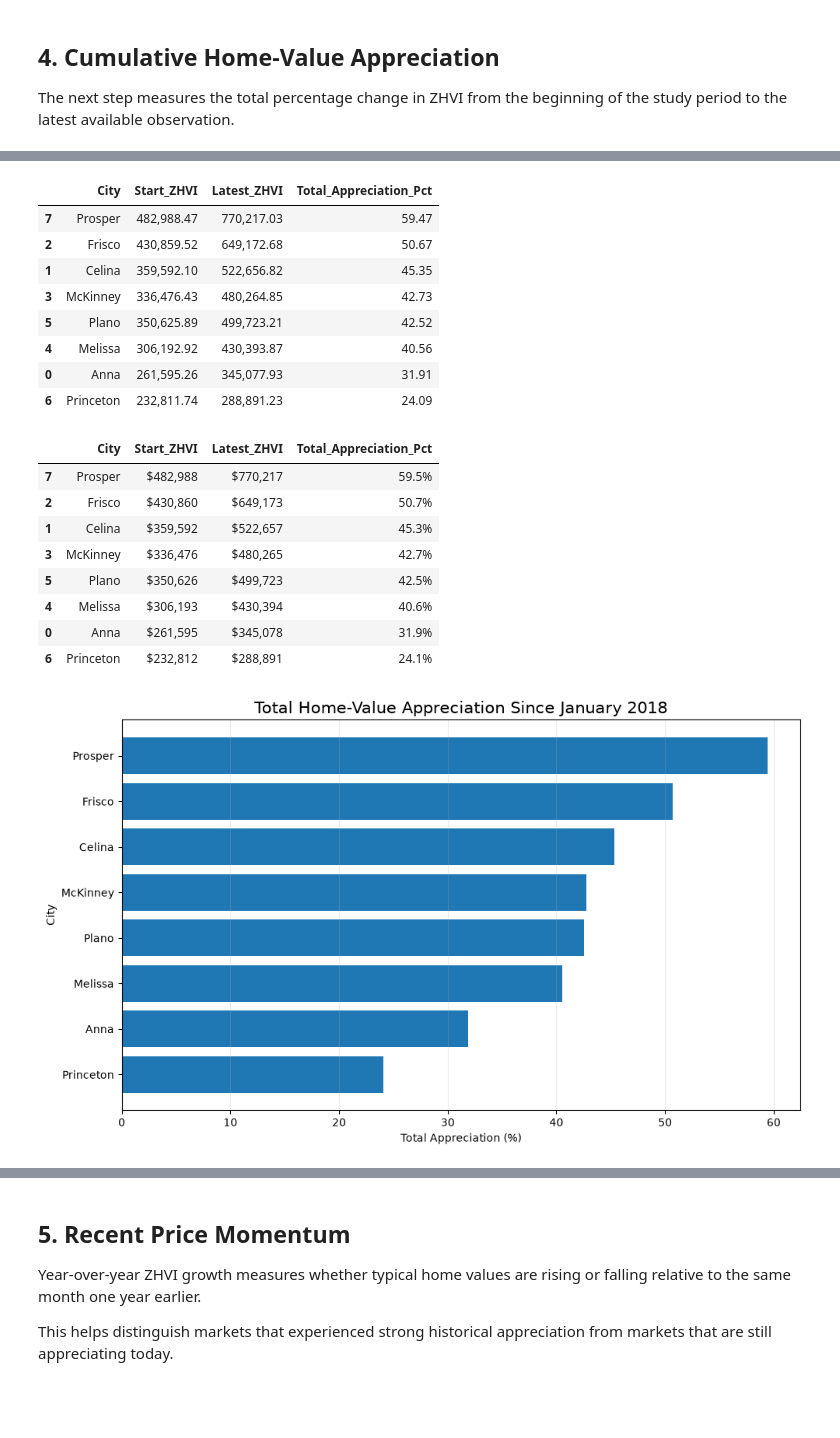
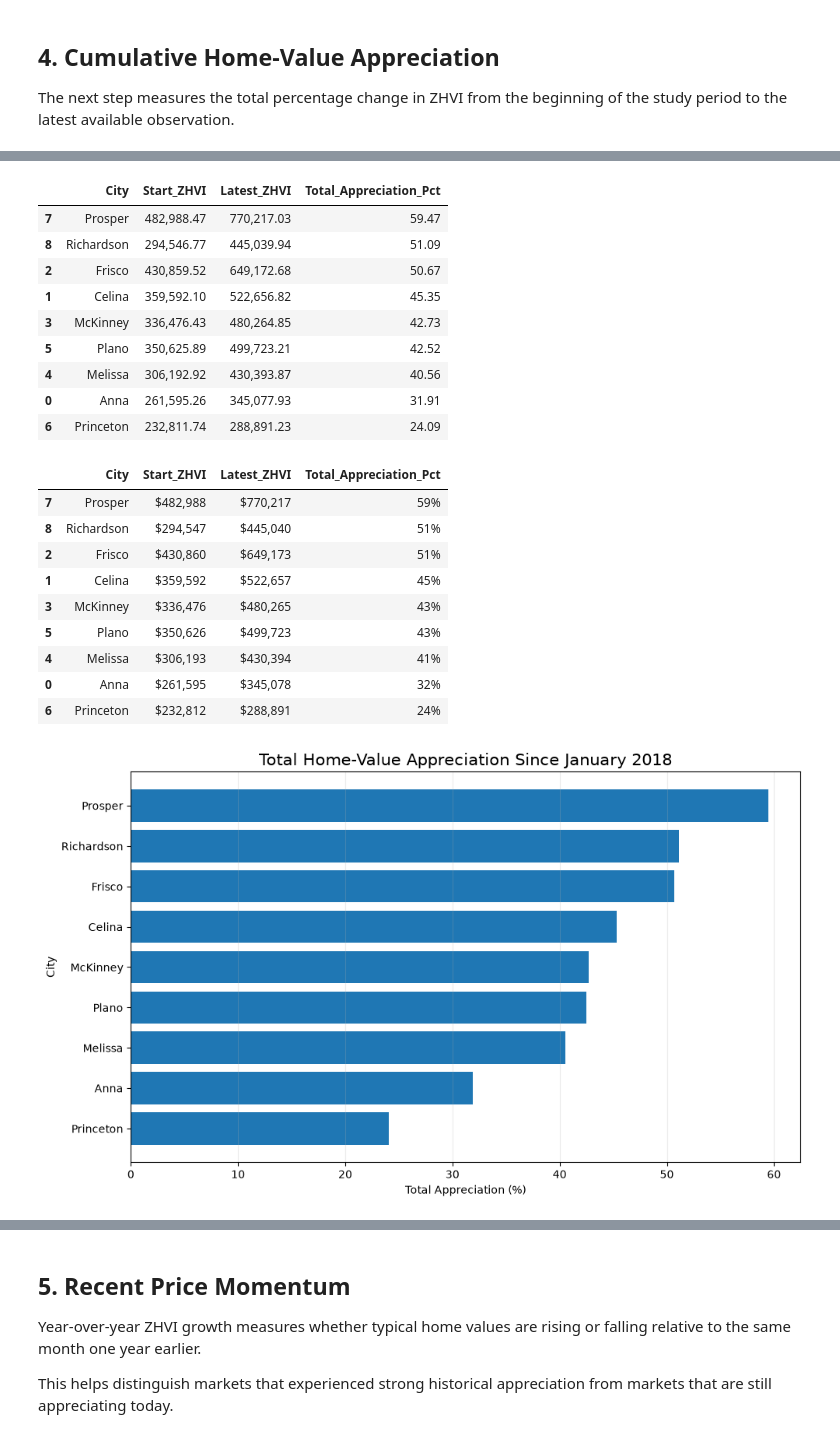
Before and after one commit to ninahhuang/tx_market_analysis, a Jupyter notebook: notebooks/02_market_eda.ipynb, the cells around one changed output, grey strips where cells are left out. Drawn from its saved outputs; the diff is of its cells as text; code cells hidden in the pictures; blank space fills up the shorter version.

```diff
--- a/notebooks/02_market_eda.ipynb
+++ b/notebooks/02_market_eda.ipynb
@@ -42,17 +13,14 @@ from pathlib import Path
 pd.set_option("display.max_columns", 100)
 pd.set_option("display.float_format", lambda x: f"{x:,.2f}")
 # %%
-# -------------------------------------------------------------------
 # PROJECT PATHS
-# -------------------------------------------------------------------
 
 PROJECT_ROOT = Path.cwd().parent
-
+RAW_DATA_DIR = PROJECT_ROOT / "data" / "raw"
 PROCESSED_DATA_DIR = PROJECT_ROOT / "data" / "processed"
-
-ZHVI_FILE = PROCESSED_DATA_DIR / "tx_zhvi_monthly.csv"
+ZHVI_FILE = PROCESSED_DATA_DIR / "dallas_zhvi_monthly.csv"
 
 print("Project root:", PROJECT_ROOT)
-print("ZHVI file:", ZHVI_FILE)
+print("ZHVI File:", ZHVI_FILE)
 # %% [output]
 Project root: /Users/ninahuang/Downloads/Personal/Projects/TX Market Analysis/tx_market_analysis
@@ -62,18 +30,13 @@ ZHVI file: /Users/ninahuang/Downloads/Personal/Projects/TX Market Analysis/tx_ma
 
 This notebook uses the cleaned monthly ZHVI dataset produced in Notebook 01.
 # %%
-# -------------------------------------------------------------------
 # LOAD PROCESSED ZHVI DATA
-# -------------------------------------------------------------------
 
 df = pd.read_csv(
-    ZHVI_FILE,
-    parse_dates=["Date"]
+    ZHVI_FILE, parse_dates = ["Date"]
 )
 
 print("Dataset shape:", df.shape)
 print("Date range:", df["Date"].min().date(), "to", df["Date"].max().date())
 print("Cities:", sorted(df["City"].unique()))
-
-df.head()
 # %% [output]
@@ -158,15 +97,12 @@ An index value of:
 - 150 = 50% appreciation
 - 200 = 100% appreciation
 # %%
-# -------------------------------------------------------------------
 # CREATE 2018 = 100 INDEX
-# -------------------------------------------------------------------
 
 df = df.sort_values(["City", "Date"]).copy()
 
 df["Starting_ZHVI"] = (
-    df.groupby("City")["ZHVI"]
-    .transform("first")
+    df.groupby("City")["ZHVI"].transform("first")
 )
 
 df["ZHVI_Index_2018"] = (
@@ -294,7 +225,5 @@ appreciation_summary
 # %%
-# -------------------------------------------------------------------
 # TOTAL APPRECIATION
-# -------------------------------------------------------------------
 
 appreciation_summary["Total_Appreciation_Pct"] = (
     (
@@ -319,6 +248,7 @@ appreciation_summary[
 # %% [output]
 |  | City | Start_ZHVI | Latest_ZHVI | Total_Appreciation_Pct |
 | 7 | Prosper | 482,988.47 | 770,217.03 | 59.47 |
+| 8 | Richardson | 294,546.77 | 445,039.94 | 51.09 |
 | 2 | Frisco | 430,859.52 | 649,172.68 | 50.67 |
 | 1 | Celina | 359,592.10 | 522,656.82 | 45.35 |
 | 3 | McKinney | 336,476.43 | 480,264.85 | 42.73 |
@@ -348,48 +278,42 @@ appreciation_display["Latest_ZHVI"] = (
 
 appreciation_display["Total_Appreciation_Pct"] = (
     appreciation_display["Total_Appreciation_Pct"]
-    .map(lambda x: f"{x:.1f}%")
+    .map(lambda x: f"{x:,.0f}%")
 )
 
 appreciation_display
 # %% [output]
 |  | City | Start_ZHVI | Latest_ZHVI | Total_Appreciation_Pct |
-| 7 | Prosper | $482,988 | $770,217 | 59.5% |
-| 2 | Frisco | $430,860 | $649,173 | 50.7% |
-| 1 | Celina | $359,592 | $522,657 | 45.3% |
-| 3 | McKinney | $336,476 | $480,265 | 42.7% |
-| 5 | Plano | $350,626 | $499,723 | 42.5% |
-| 4 | Melissa | $306,193 | $430,394 | 40.6% |
-| 0 | Anna | $261,595 | $345,078 | 31.9% |
-| 6 | Princeton | $232,812 | $288,891 | 24.1% |
+| 7 | Prosper | $482,988 | $770,217 | 59% |
+| 8 | Richardson | $294,547 | $445,040 | 51% |
+| 2 | Frisco | $430,860 | $649,173 | 51% |
+| 1 | Celina | $359,592 | $522,657 | 45% |
+| 3 | McKinney | $336,476 | $480,265 | 43% |
+| 5 | Plano | $350,626 | $499,723 | 43% |
+| 4 | Melissa | $306,193 | $430,394 | 41% |
+| 0 | Anna | $261,595 | $345,078 | 32% |
+| 6 | Princeton | $232,812 | $288,891 | 24% |
 # %%
-# -------------------------------------------------------------------
 # TOTAL APPRECIATION BAR CHART
-# -------------------------------------------------------------------
 
 plot_data = appreciation_summary.sort_values(
     "Total_Appreciation_Pct"
 )
 
-fig, ax = plt.subplots(figsize=(10, 6))
-
+fig, ax = plt.subplots(figsize=(10,6))
 ax.barh(
     plot_data["City"],
     plot_data["Total_Appreciation_Pct"]
 )
 
-ax.set_title(
-    "Total Home-Value Appreciation Since January 2018",
-    fontsize=15
-)
-
+ax.set_title("Total Home-Value Appreciation Since January 2018", fontsize=15)
 ax.set_xlabel("Total Appreciation (%)")
 ax.set_ylabel("City")
 
 ax.grid(axis="x", alpha=0.25)
 
 plt.tight_layout()
 plt.show()
 # %% [output]
-[figure, old version]
+[figure, new version]
 # %%
```
Also changed, not shown: parts of 243 cells of this notebook, 19 other files.
